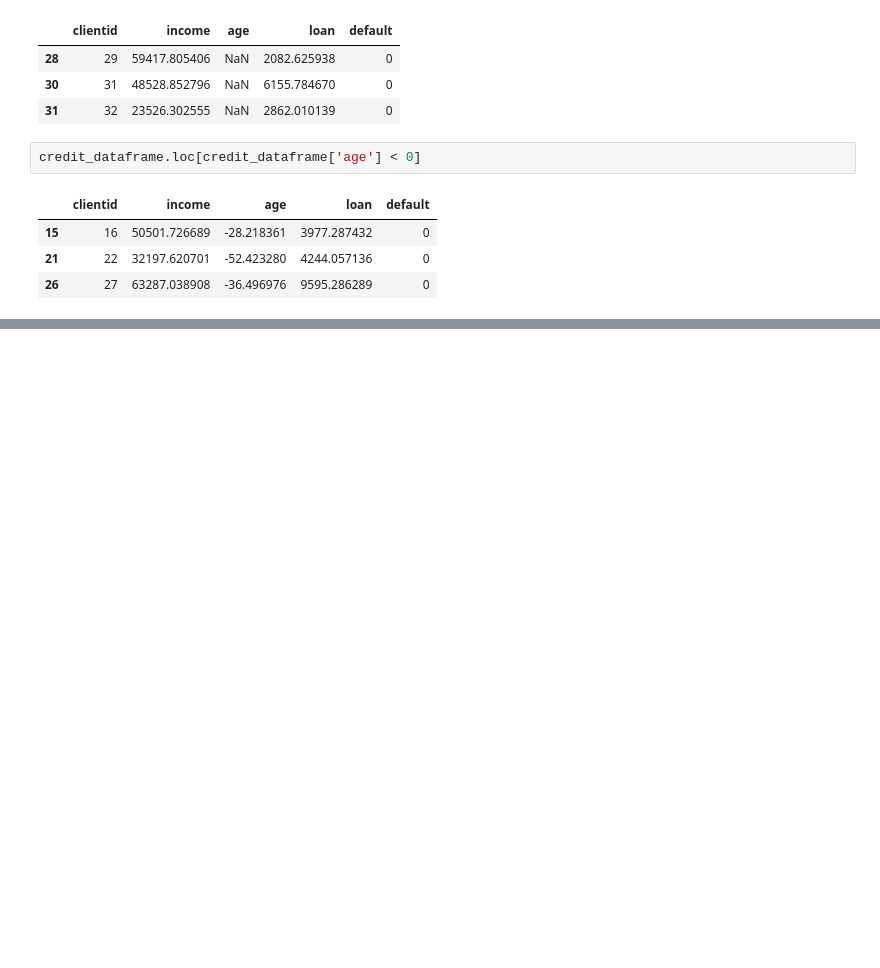
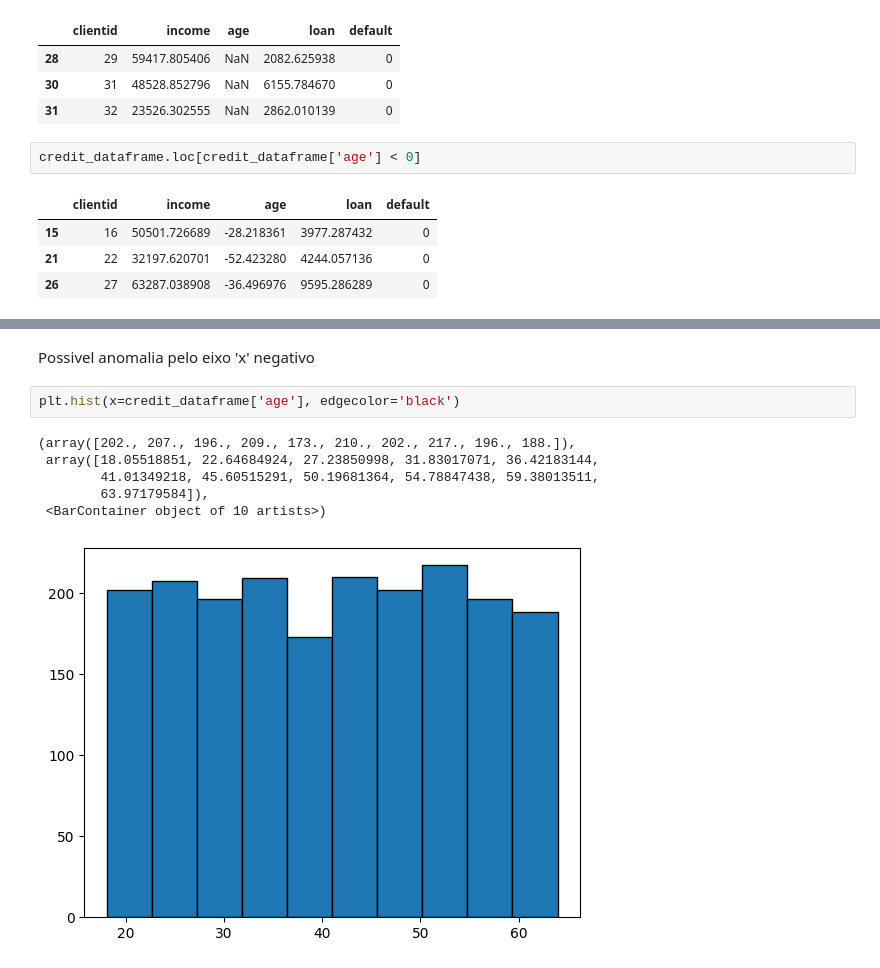
Before and after one commit to LMVieira2/Machine-Learning-Fatec-Matao, a Jupyter notebook: Aula2702.ipynb, the cells around one changed output, grey strips where cells are left out. Cells and saved outputs as stored; diff of their text form; blank space fills up the shorter version.

```diff
--- a/Aula2702.ipynb
+++ b/Aula2702.ipynb
@@ -116,0 +128,11 @@ credit_dataframe.loc[credit_dataframe['age'] < 0]
+# %% [markdown]
+Possivel anomalia pelo eixo 'x' negativo
+# %%
+plt.hist(x=credit_dataframe['age'], edgecolor='black')
+# %% [output]
+(array([202., 207., 196., 209., 173., 210., 202., 217., 196., 188.]),
+ array([18.05518851, 22.64684924, 27.23850998, 31.83017071, 36.42183144,
+        41.01349218, 45.60515291, 50.19681364, 54.78847438, 59.38013511,
+        63.97179584]),
+ <BarContainer object of 10 artists>)
+[figure, added]
```
Also changed, not shown: parts of 21 cells of this notebook.
